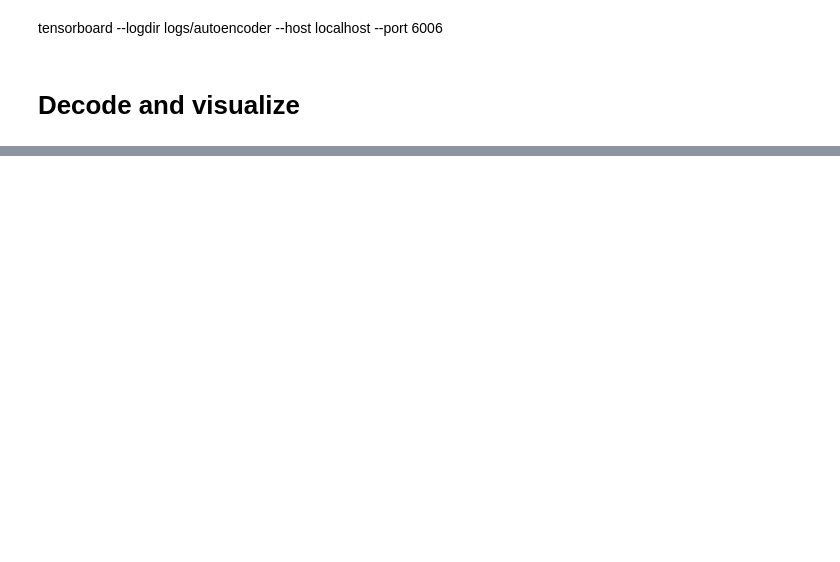
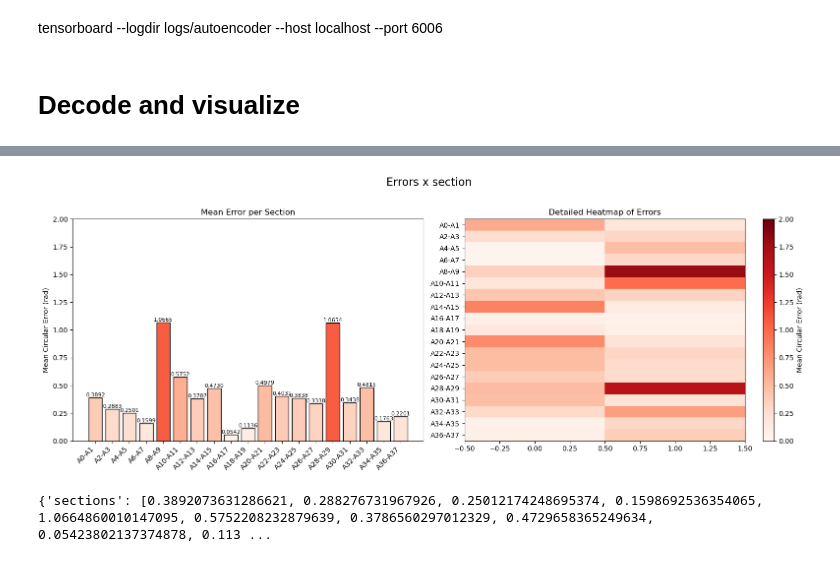
Before and after one commit to tedeschg/ASMSA, a Jupyter notebook: mydev/asmsa_vae.ipynb, the cells around one changed output, grey strips where cells are left out. Cells and saved outputs as stored; diff of their text form; code cells hidden in the pictures; blank space fills up the shorter version.

```diff
--- a/mydev/asmsa_vae.ipynb
+++ b/mydev/asmsa_vae.ipynb
@@ -375,0 +264,14 @@ NGLWidget()
+# %%
+fig, sec_stats = plot_section_errors(
+    orig, recon,
+    nD=nD, n_phi=n_phi, n_psi=n_psi,
+    n_sections=19,
+    kind="angle",
+    title="Errors x section"
+)
+
+plt.show()
+print(sec_stats)
+# %% [output]
+[figure, added]
+{'sections': [0.3892073631286621, 0.288276731967926, 0.25012174248695374, 0.1598692536354065, 1.0664860010147095, 0.5752208232879639, 0.3786560297012329, 0.4729658365249634, 0.05423802137374878, 0.113 ...
```
Also changed, not shown: parts of 22 cells of this notebook, 5 other files.
